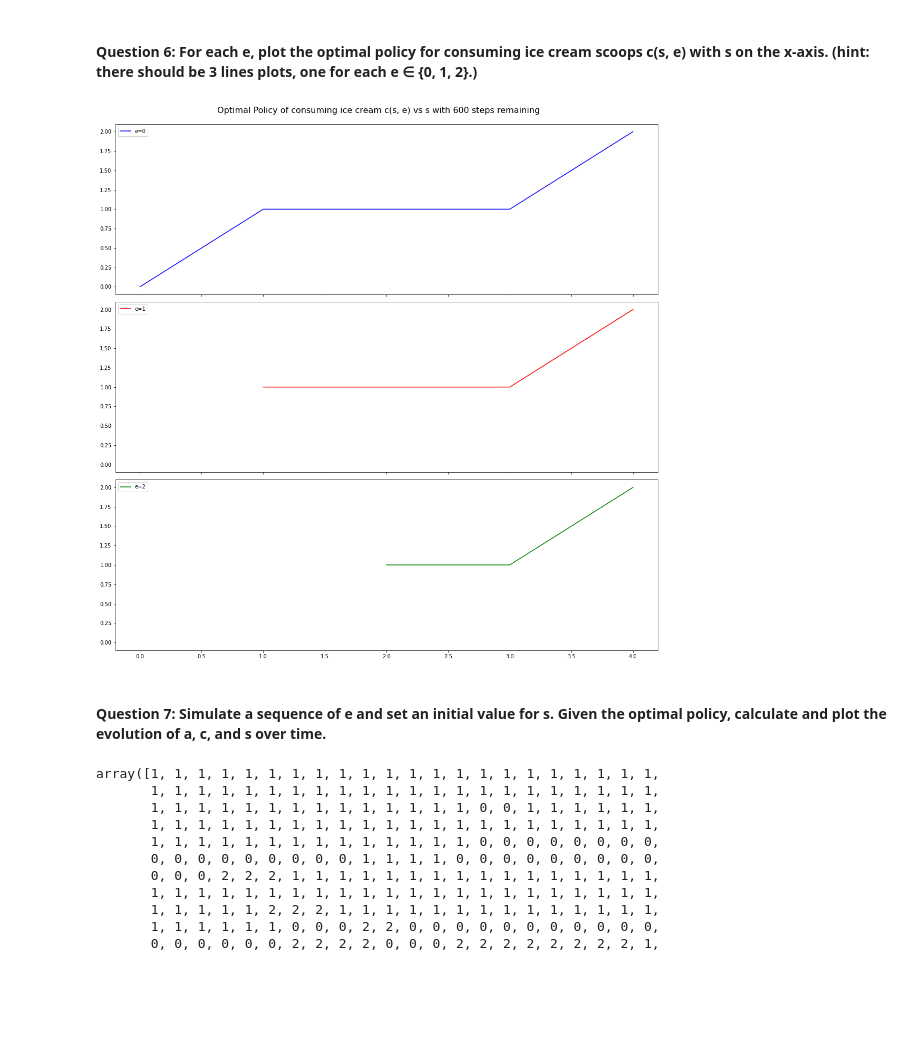
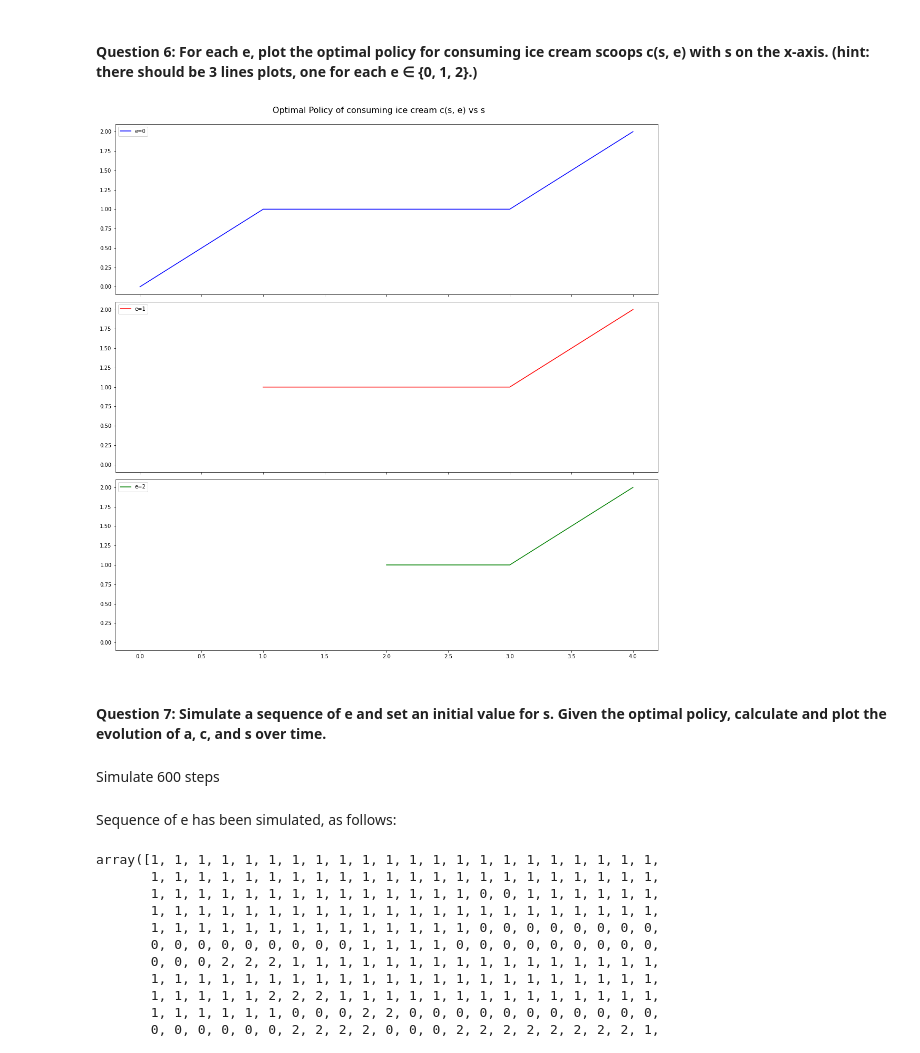
Before and after one commit to colella2/ReinforcementLearning_Assignment2, a Jupyter notebook: Reinforcement_Learning_Assignment 2_Targoon v2.ipynb, the cells around one changed output. Drawn from its saved outputs; the diff is of its cells as text; code cells hidden in the pictures; blank space fills up the shorter version.

```diff
--- a/Reinforcement_Learning_Assignment 2_Targoon v2.ipynb
+++ b/Reinforcement_Learning_Assignment 2_Targoon v2.ipynb
@@ -479,21 +520,23 @@ s_e2, c_e2 = zip(*c_e2)
 # %%
 fig, ax = plt.subplots(3, 1, figsize=(15, 15), sharex=True, sharey=True)
 fig.tight_layout()
 
 ax[0].plot(s_e0, c_e0, label='e=0', color='b')
 ax[0].legend()
 ax[1].plot(s_e1, c_e1, label='e=1', color='r')
 ax[1].legend()
 ax[2].plot(s_e2, c_e2, label='e=2', color='g')
 ax[2].legend()
 
-fig.suptitle('Optimal Policy of consuming ice cream c(s, e) vs s with 600 steps remaining', size=16)
+fig.suptitle('Optimal Policy of consuming ice cream c(s, e) vs s', size=16)
 fig.tight_layout()
 fig.subplots_adjust(top=0.95)
 # %% [output]
-[figure, old version]
+[figure, new version]
 # %% [markdown]
 #### Question 7: Simulate a sequence of  e and set an initial value for s. Given the optimal policy, calculate and plot the evolution of a, c, and s over time.
+# %% [markdown]
+Simulate 600 steps
 # %%
 #T = 600
 np.random.seed(0)
@@ -502,6 +545,8 @@ e0 = np.random.randint(3,size=1)[0]
 
 e_mkv = qe.MarkovChain(Pt_e, (0,1,2))
 e_sim=e_mkv.simulate(T, init=e0,random_state=73)
+# %% [markdown]
+Sequence of e has been simulated, as follows:
 # %%
 e_sim
 # %% [output]
```
Also changed, not shown: parts of 31 cells of this notebook.
